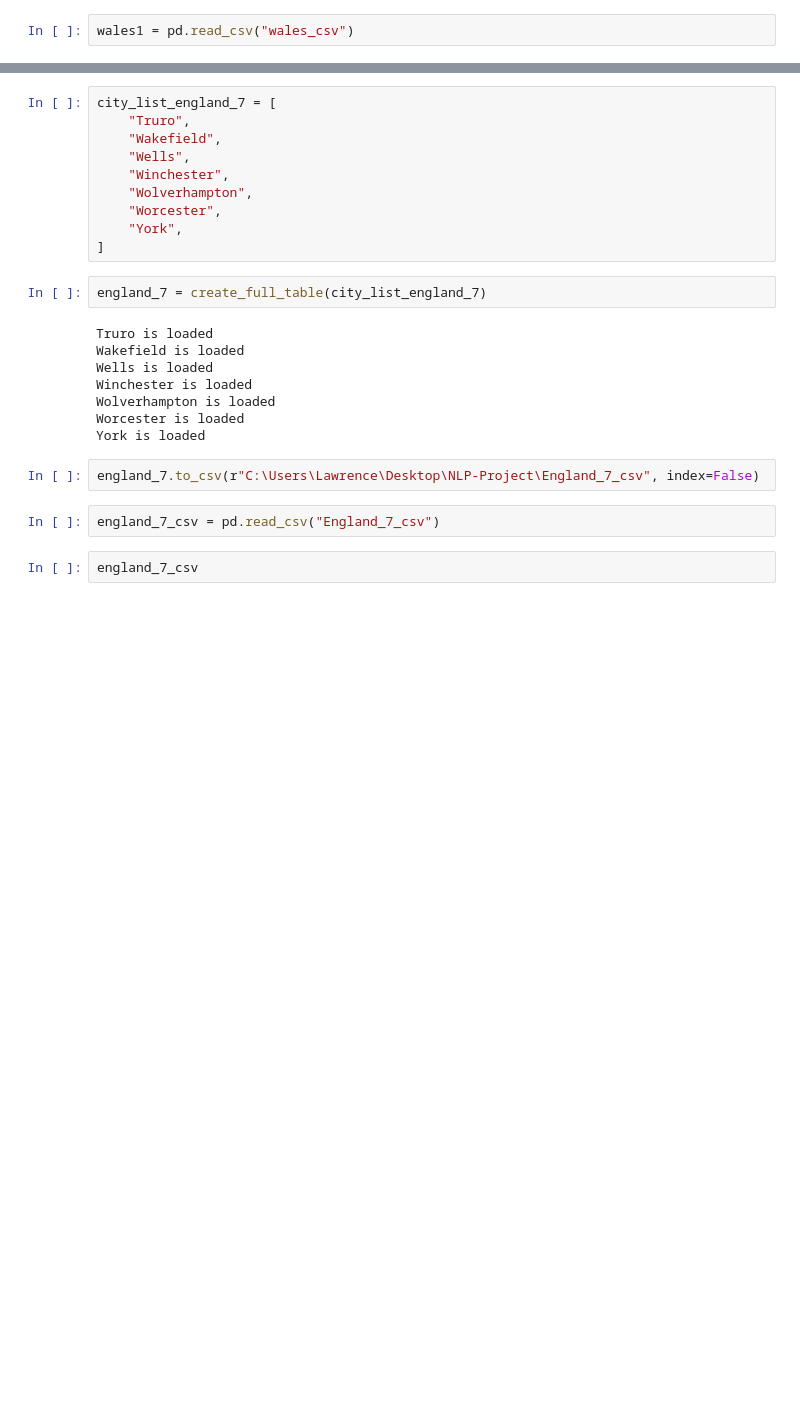
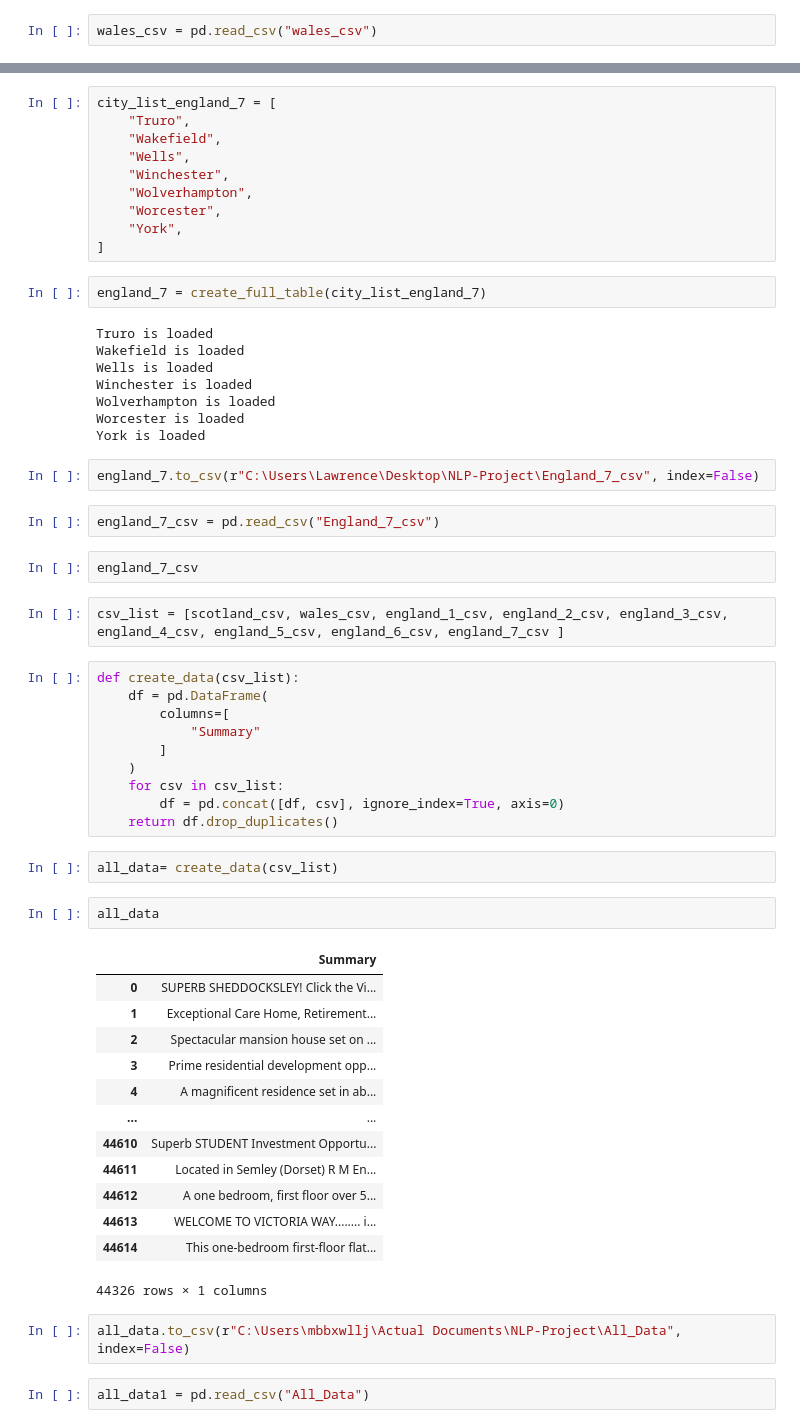
Before and after one commit to lawrence-d-lee/text-generator, a Jupyter notebook: NLP Data Collection.ipynb, the cells around one changed output, grey strips where cells are left out. Cells and saved outputs as stored; diff of their text form; blank space fills up the shorter version.

```diff
--- a/NLP Data Collection.ipynb
+++ b/NLP Data Collection.ipynb
@@ -277,7 +277,7 @@ len(scotland["Summary"][0].split())
 # %% [output]
 48
 # %%
-wales1 = pd.read_csv("wales_csv")
+wales_csv = pd.read_csv("wales_csv")
 # %%
 def number_of_words(city):
     word_count = 0
@@ -568,3 +568,37 @@ england_7.to_csv(r"C:\Users\Lawrence\Desktop\NLP-Project\England_7_csv", index=F
 england_7_csv = pd.read_csv("England_7_csv")
 # %%
 england_7_csv
+# %%
+csv_list = [scotland_csv, wales_csv, england_1_csv, england_2_csv, england_3_csv, england_4_csv, england_5_csv, england_6_csv, england_7_csv ]
+# %%
+def create_data(csv_list):
+    df = pd.DataFrame(
+        columns=[
+            "Summary"
+        ]
+    )
+    for csv in csv_list:
+        df = pd.concat([df, csv], ignore_index=True, axis=0)
+    return df.drop_duplicates()
+# %%
+all_data= create_data(csv_list)
+# %%
+all_data
+# %% [output]
+|  | Summary |
+| 0 | SUPERB SHEDDOCKSLEY! Click the Vi... |
+| 1 | Exceptional Care Home, Retirement... |
+| 2 | Spectacular mansion house set on ... |
+| 3 | Prime residential development opp... |
+| 4 | A magnificent residence set in ab... |
+| ... | ... |
+| 44610 | Superb STUDENT Investment Opportu... |
+| 44611 | Located in Semley (Dorset) R M En... |
+| 44612 | A one bedroom, first floor over 5... |
+| 44613 | WELCOME TO VICTORIA WAY........ i... |
+| 44614 | This one-bedroom first-floor flat... |
+44326 rows × 1 columns
+# %%
+all_data.to_csv(r"C:\Users\mbbxwllj\Actual Documents\NLP-Project\All_Data", index=False)
+# %%
+all_data1 = pd.read_csv("All_Data")
```
Also changed, not shown: parts of 2 cells of this notebook, 6 other files.
